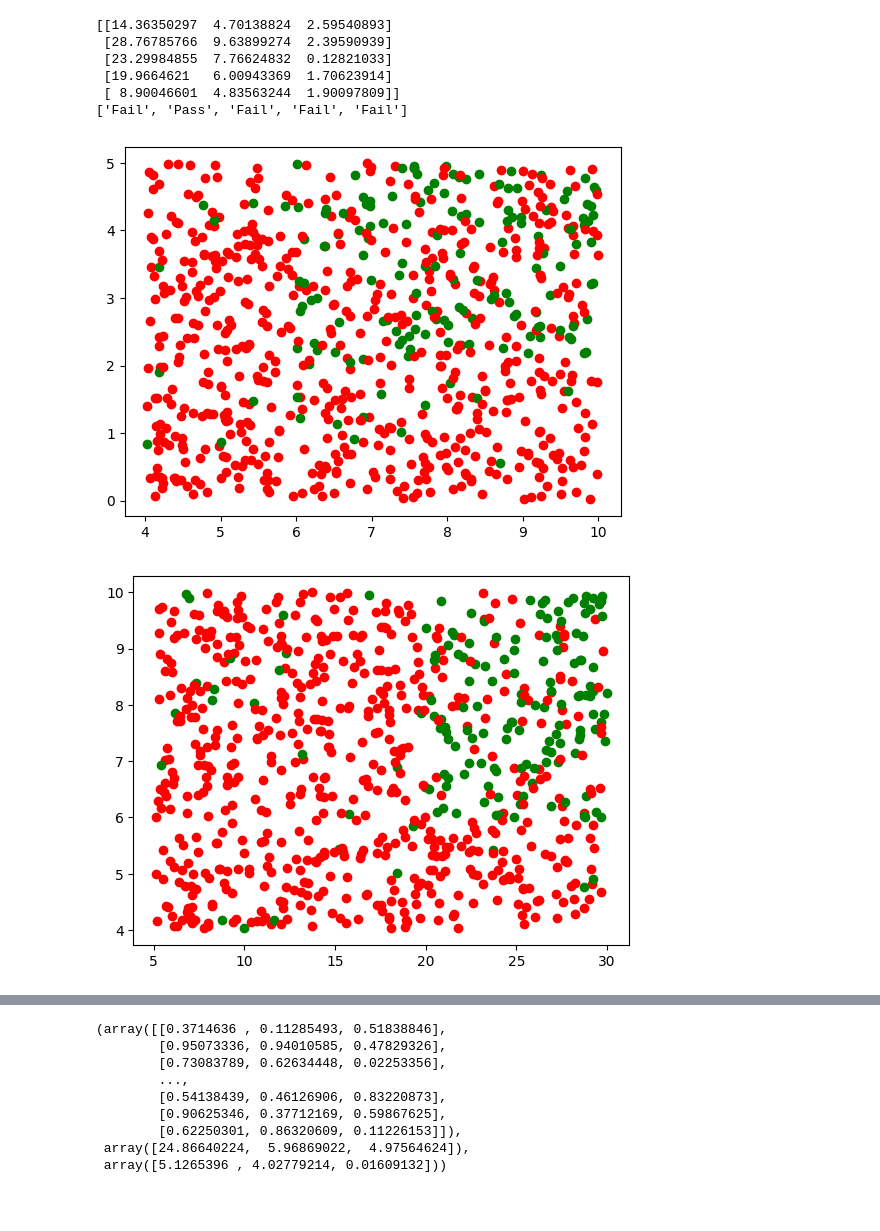
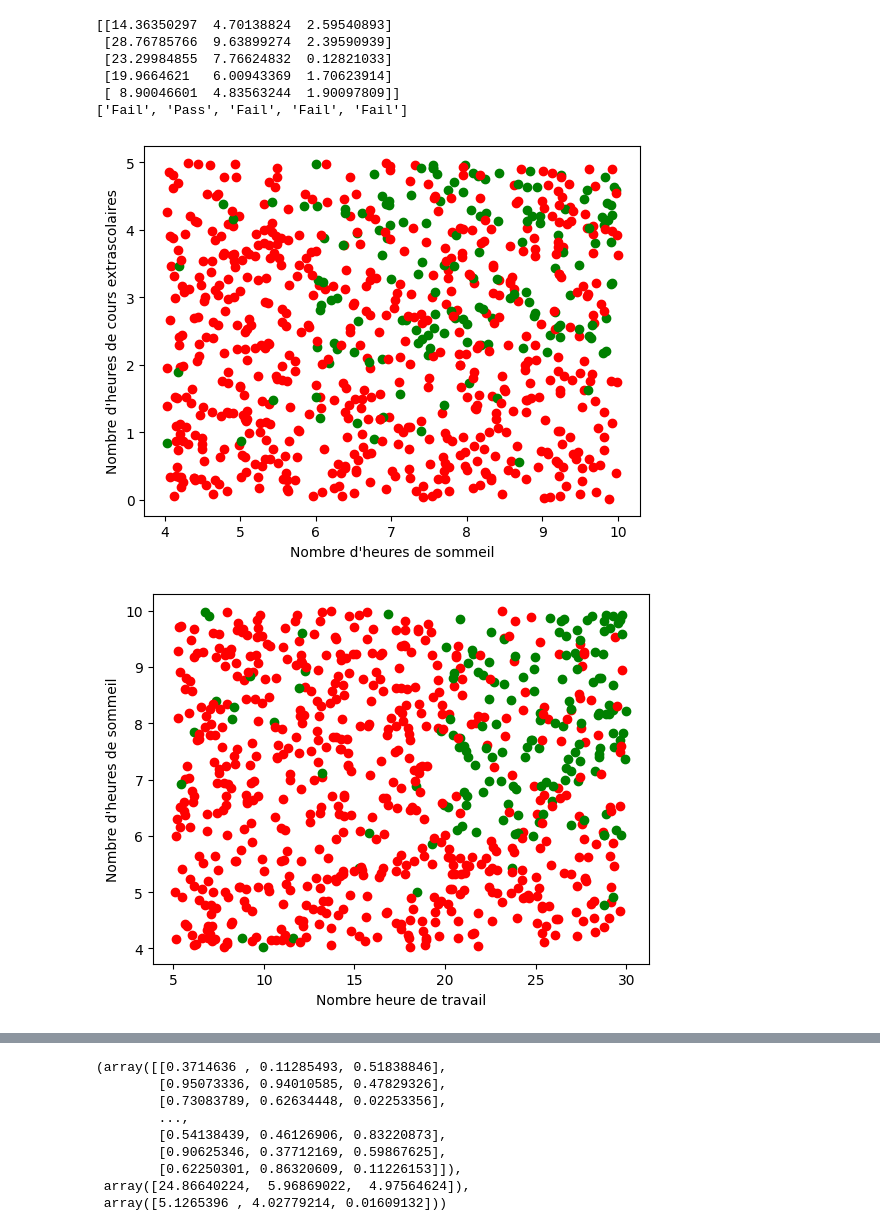
Before and after one commit to BiPaulEr/MachineLearning, a Jupyter notebook: Exercice/correction/KNN/knnn.ipynb, the cells around one changed output, grey strips where cells are left out. Drawn from its saved outputs; the diff is of its cells as text; code cells hidden in the pictures; blank space fills up the shorter version.

```diff
--- a/Exercice/correction/KNN/knnn.ipynb
+++ b/Exercice/correction/KNN/knnn.ipynb
@@ -48,18 +48,20 @@ print(classLabelVector[0:5])
 # %%
 import matplotlib
 import matplotlib.pyplot as plt
 label_map = {"Fail" : 0, "Pass" : 1}
 colors = ["red", "green"]
 fig = plt.figure()
 ax = fig.add_subplot(111)
 for i, input in enumerate(inputMat):
     label = classLabelVector[i]
     index = label_map[label]
     color = colors[index]
     ax.scatter(input[1], input[2], color = color)
+ax.set_xlabel("Nombre d'heures de sommeil")
+ax.set_ylabel("Nombre d'heures de cours extrascolaires")
 plt.show()
 # %% [output]
-[figure, old version]
+[figure, new version]
 # %%
 fig = plt.figure()
 ax = fig.add_subplot(111)
@@ -68,9 +70,11 @@ for i, input in enumerate(inputMat):
     index = label_map[label]
     color = colors[index]
     ax.scatter(input[0], input[1], color = color)
+ax.set_xlabel("Nombre heure de travail")
+ax.set_ylabel("Nombre d'heures de sommeil")
 plt.show()
 # %% [output]
-[figure, old version]
+[figure, new version]
 # %%
 fig = plt.figure()
 ax = fig.add_subplot(111)
```
Also changed, not shown: parts of 2 cells of this notebook, 1 other file.
